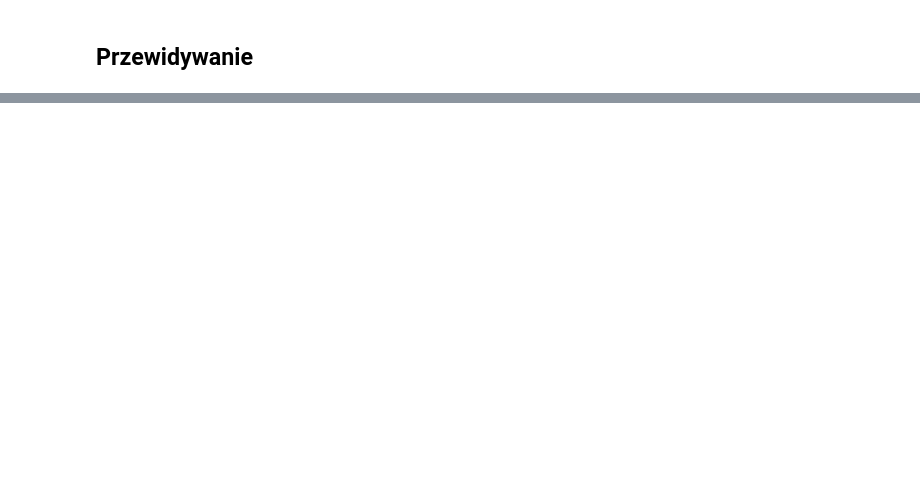
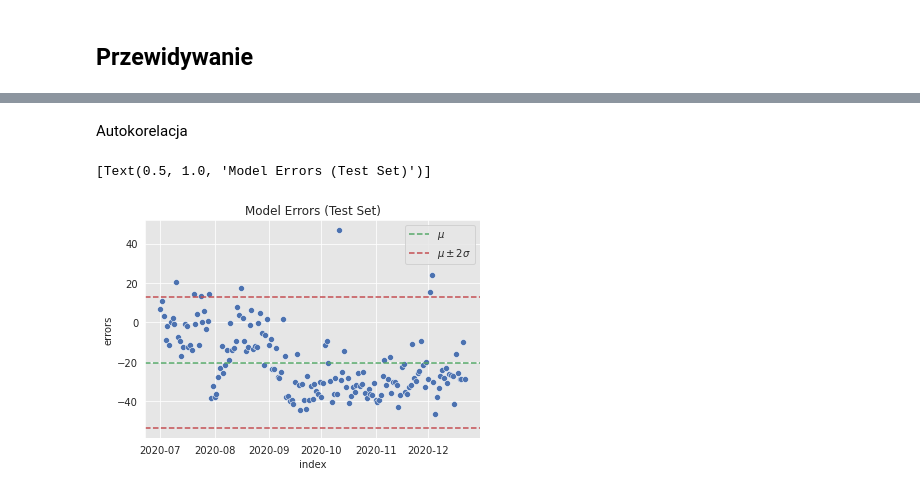
Before and after one commit to PrzemyslawSarnacki/AirQualityPrediction, a Jupyter notebook: seasonal_analisys.ipynb, the cells around one changed output, grey strips where cells are left out. Saved outputs shown, nothing was run; the diff lists cells and outputs as text; code cells hidden in the pictures; blank space fills up the shorter version.

```diff
--- a/seasonal_analisys.ipynb
+++ b/seasonal_analisys.ipynb
@@ -596,0 +667,14 @@ ax.lines[1].set_linestyle('--')
+# %% [markdown]
+Autokorelacja
+# %%
+fig, ax = plt.subplots()
+
+sns.scatterplot(x='index', y='errors', data=df_test.reset_index(), ax=ax)
+ax.axhline(y=errors_mean, color=sns_c[2], linestyle='--', label=r'$\mu$ ')
+ax.axhline(y=errors_mean + 2*errors_std, color=sns_c[3], linestyle='--', label=r'$\mu \pm 2\sigma$')
+ax.axhline(y=errors_mean - 2*errors_std, color=sns_c[3], linestyle='--')
+ax.legend()
+ax.set(title='Model Errors (Test Set)')
+# %% [output]
+[Text(0.5, 1.0, 'Model Errors (Test Set)')]
+[figure, added]
```
Also changed, not shown: parts of 48 cells of this notebook.
